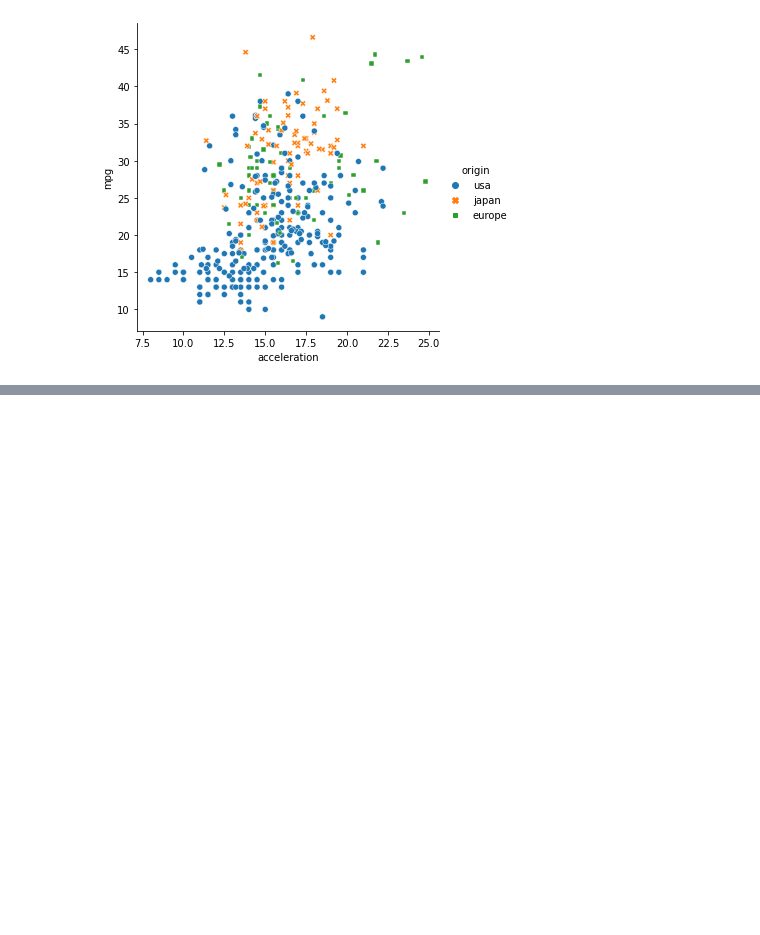
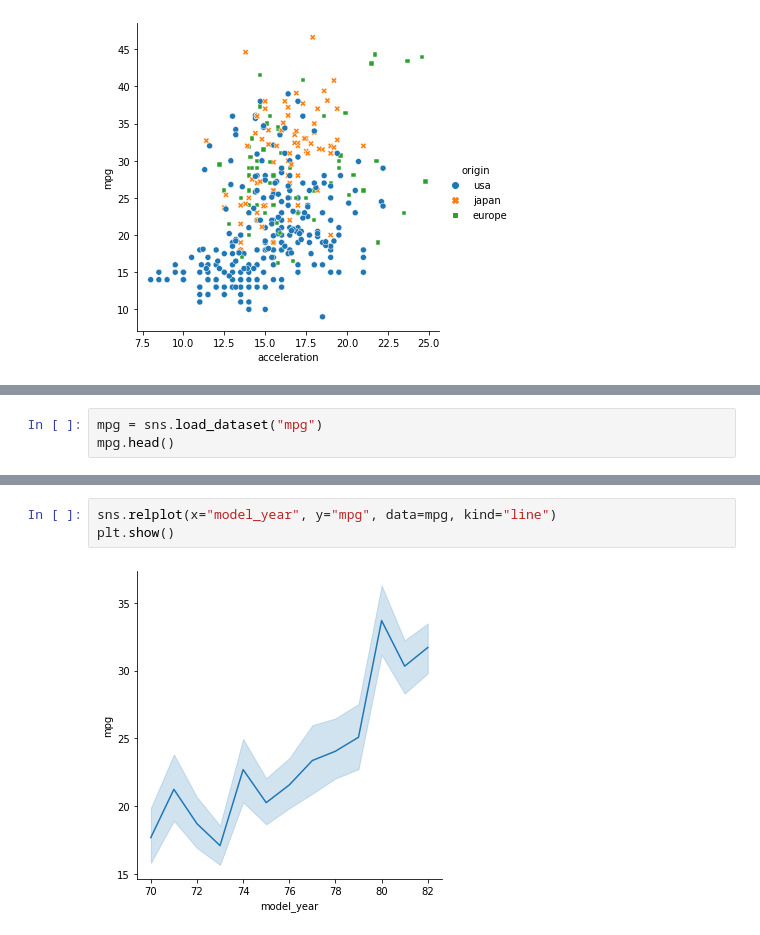
Before and after one commit to ecuerbo/pyprac, a Jupyter notebook: datacamp/intro to seaborn.ipynb, the cells around one changed output, grey strips where cells are left out. Cells and saved outputs as stored; diff of their text form; blank space fills up the shorter version.

```diff
--- a/datacamp/intro to seaborn.ipynb
+++ b/datacamp/intro to seaborn.ipynb
@@ -185,0 +201,3 @@ sns.relplot(x="acceleration",
+# %%
+mpg = sns.load_dataset("mpg")
+mpg.head()
@@ -185,0 +211,5 @@ sns.relplot(x="acceleration",
+# %%
+sns.relplot(x="model_year", y="mpg", data=mpg, kind="line")
+plt.show()
+# %% [output]
+[figure, added]
```
Also changed, not shown: parts of 4 cells of this notebook, 1 other file.
